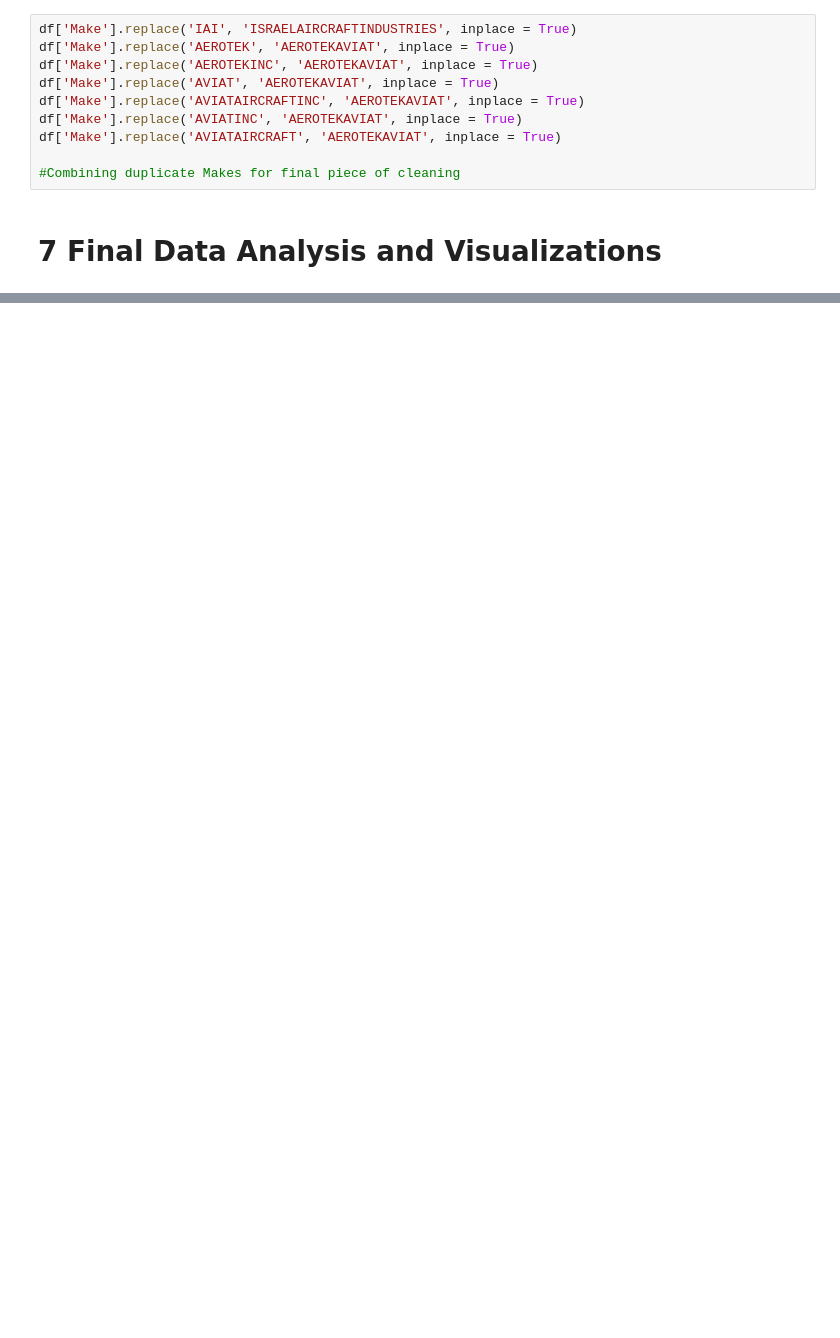
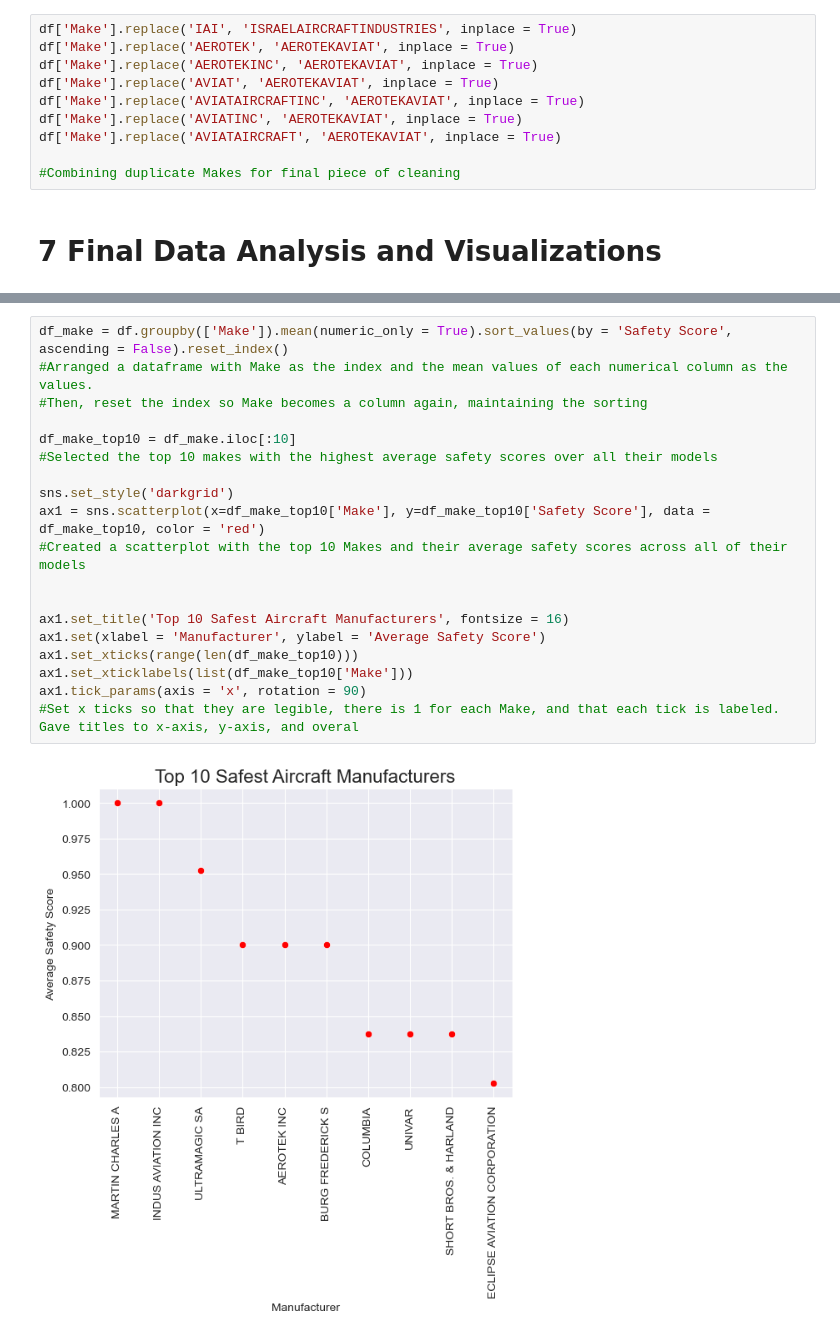
Before and after one commit to Bekahlmc/Ranking-Safest-Private-Planes, a Jupyter notebook: Ranking_Safest_Private_Planes.ipynb, the cells around one changed output, grey strips where cells are left out. Drawn from its saved outputs; the diff is of its cells as text; blank space fills up the shorter version.

```diff
--- a/Ranking_Safest_Private_Planes.ipynb
+++ b/Ranking_Safest_Private_Planes.ipynb
@@ -808,0 +822,21 @@ Name: Accident Number, dtype: object
+# %%
+df_make = df.groupby(['Make']).mean(numeric_only = True).sort_values(by = 'Safety Score', ascending = False).reset_index()
+#Arranged a dataframe with Make as the index and the mean values of each numerical column as the values.
+#Then, reset the index so Make becomes a column again, maintaining the sorting
+
+df_make_top10 = df_make.iloc[:10]
+#Selected the top 10 makes with the highest average safety scores over all their models
+
+sns.set_style('darkgrid')
+ax1 = sns.scatterplot(x=df_make_top10['Make'], y=df_make_top10['Safety Score'], data = df_make_top10, color = 'red')
+#Created a scatterplot with the top 10 Makes and their average safety scores across all of their models
+
+
+ax1.set_title('Top 10 Safest Aircraft Manufacturers', fontsize = 16)
+ax1.set(xlabel = 'Manufacturer', ylabel = 'Average Safety Score')
+ax1.set_xticks(range(len(df_make_top10)))
+ax1.set_xticklabels(list(df_make_top10['Make']))
+ax1.tick_params(axis = 'x', rotation = 90)
+#Set x ticks so that they are legible, there is 1 for each Make, and that each tick is labeled.  Gave titles to x-axis, y-axis, and overal
+# %% [output]
+[figure, added]
```
Also changed, not shown: parts of 10 cells of this notebook.
